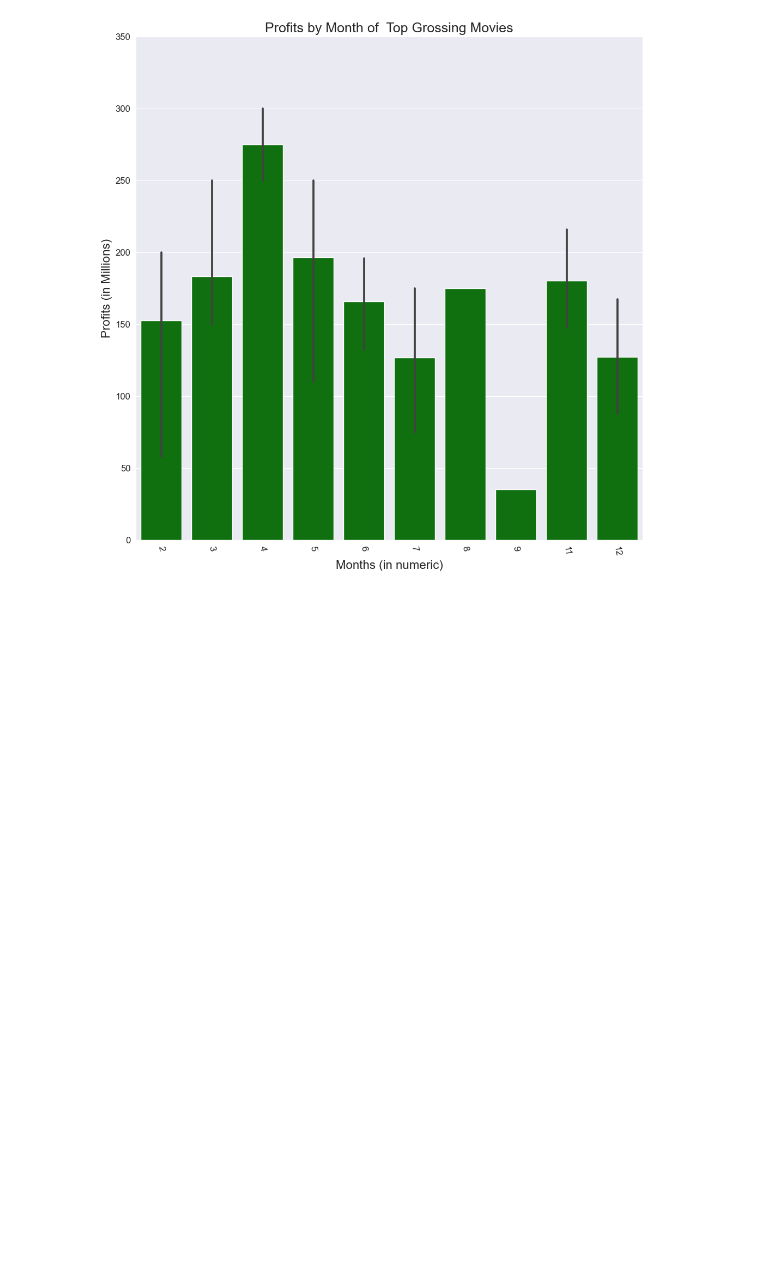
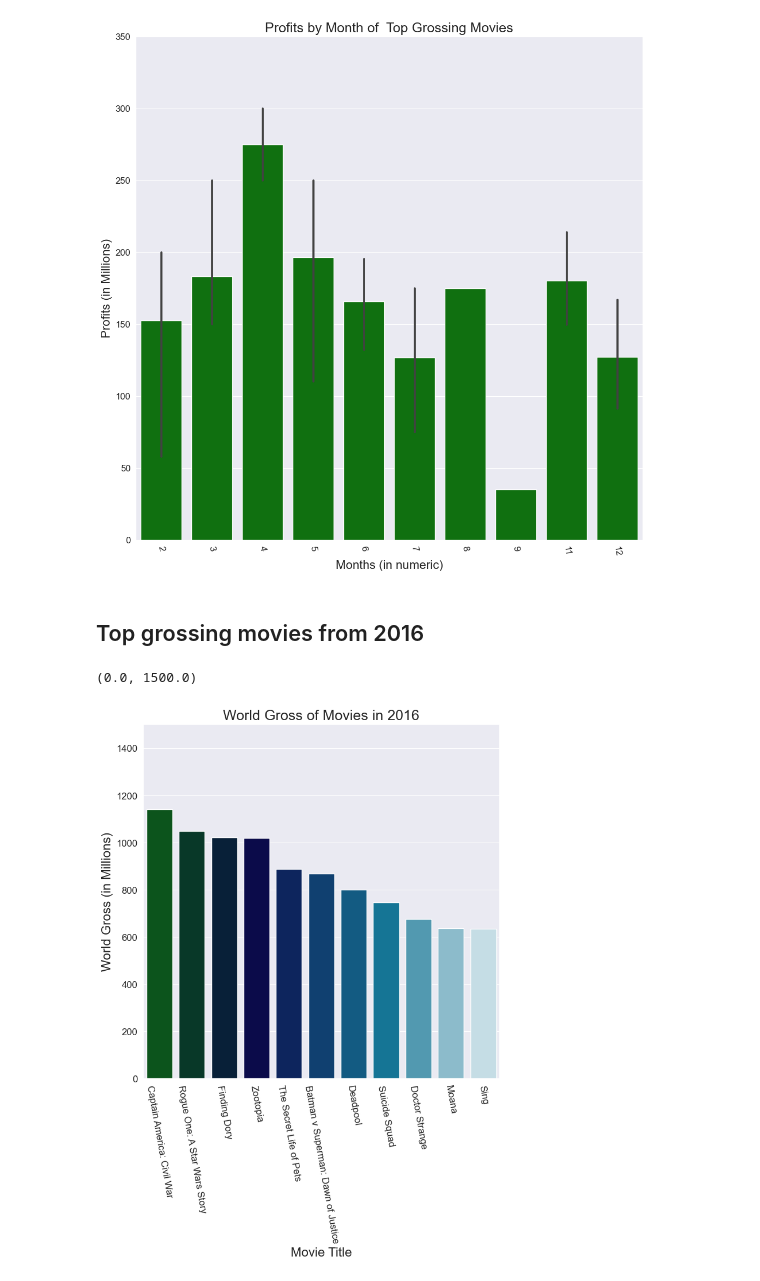
Before and after one commit to josephinemaro/dsc-phase-1-project-v2-4, a Jupyter notebook: student.ipynb, the cells around one changed output. Saved outputs shown, nothing was run; the diff lists cells and outputs as text; code cells hidden in the pictures; blank space fills up the shorter version.

Commit message:
sixth commit. top grossing movies from 2016.

```diff
--- a/student.ipynb
+++ b/student.ipynb
@@ -681,3 +683,20 @@ plt.ylim(0, 350)
 # %% [output]
 (0.0, 350.0)
 [figure]
+# %% [markdown]
+## Top grossing movies from 2016
+# %%
+# Top grossing movies in 2016
+sns.set_style('darkgrid')
+plt.figure(figsize=(8,8))
+sns.barplot(data=grossingmovies_visualisation[grossingmovies_visualisation['year'] == 2016], x="title", y="world_gross_millions", palette='ocean')
+plt.title('World Gross of Movies in 2016', fontsize=18)
+plt.xticks(fontsize=12)
+plt.yticks(fontsize=12)
+plt.xticks(rotation=-80);
+plt.xlabel('Movie Title', fontsize=16)
+plt.ylabel('World Gross (in Millions)', fontsize=16)
+plt.ylim(0, 1500)
+# %% [output]
+(0.0, 1500.0)
+[figure, added]
```
Also changed, not shown: parts of 5 cells of this notebook.
